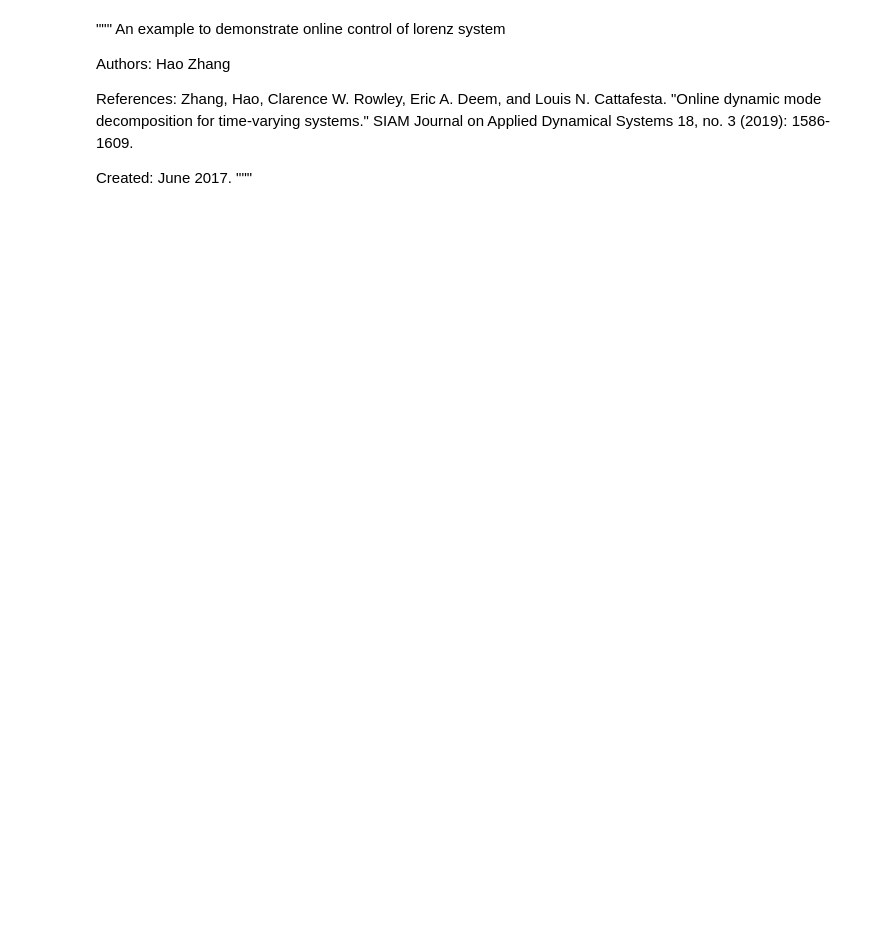
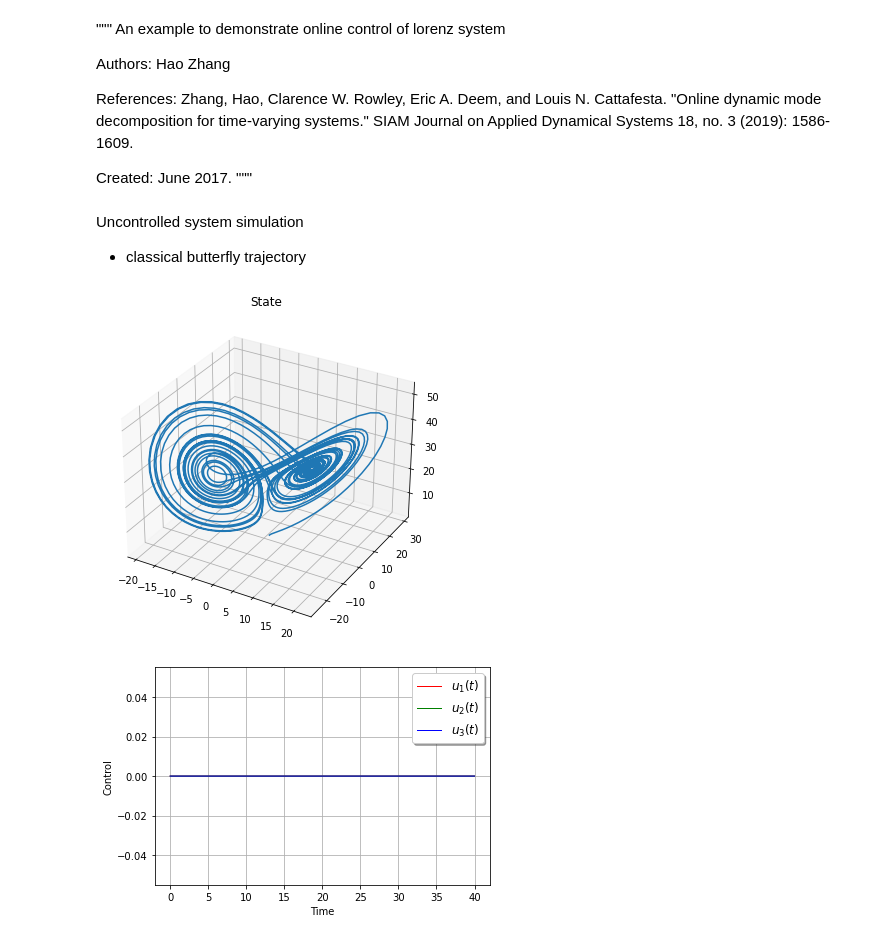
Before and after one commit to haozhg/oml, a Jupyter notebook: demo/demo_lorenz.ipynb, the cells around one changed output. Drawn from its saved outputs; the diff is of its cells as text; code cells hidden in the pictures; blank space fills up the shorter version.

```diff
--- a/demo/demo_lorenz.ipynb
+++ b/demo/demo_lorenz.ipynb
@@ -17,6 +17,9 @@ June 2017.
 !pip install -r requirements.txt
 # %%
 !pip list
+# %% [markdown]
+Uncontrolled system simulation
+-  classical butterfly trajectory
 # %%
 """
 An example to demonstrate online control of lorenz system
@@ -33,30 +36,34 @@ Created:
 June 2017.
 """
 
-
+import random
 import matplotlib.pyplot as plt
 import numpy as np
 from osysid import OnlineLinearModel
 from control import lqr, StateSpace, ctrb
 
+random.seed(20210220)
+np.random.seed(20210220)
+
 # define dynamics
 # https://en.wikipedia.org/wiki/Lorenz_system
 # Lorenz
-n = 3
-k = 3
+n = 3 # state dimension
+k = 3 # input dimension
+# output = state (full state observation)
 sigma = 10
 beta = 8.0 / 3.0
 rho = 28
 def dyn(x, u):
     assert x.shape == (n,)
     assert u.shape == (k,)
-    f = np.zeros(n)
+    f = np.zeros(n) # dx/dt = f(x, u)
     f[0] = sigma * (x[1] - x[0]) + u[0]
     f[1] = x[0] * (rho - x[2]) - x[1] + u[1]
     f[2] = x[0] * x[1] - beta * x[2] + u[2]
     return f
 
-# fixed point
+# fixed point (unstable)
 phi = np.sqrt(beta * (rho - 1))
 xf1 = np.array([phi, phi, rho - 1])
 xf2 = np.array([-phi, -phi, rho - 1])
@@ -69,7 +76,7 @@ T, kc = int(tmax / dt), int(tc / dt)
 tspan = np.linspace(0, tmax, T + 1)
 
 # online linear system identification setup
-alpha = 0.01 ** (2.0 / kc)
+alpha = 0.01 ** (1.0 / kc) # 99% decay after kc samples
 olm = OnlineLinearModel(n, k, None, alpha)
 
 # store data mtrices
@@ -79,38 +86,43 @@ u = np.zeros([k, T])
 # initial condition, state and control
 x0 = np.array([1, 1, 1])
 u0 = np.array([0, 0, 0])
+
+# initial condition
 x[:, 0] = x0
 u[:, 0] = u0
 
-# uncontrolled system
+# uncontrolled system simulation
 for t in range(1, T):
     # forward the system for one step
     x[:, t] = x[:, t - 1] + dt * dyn(x[:, t - 1], u[:, t - 1])
     u[:, t] = 0
 
 
 def plot_state(x):
     fig = plt.figure(figsize=(6, 6))
     ax = fig.gca(projection="3d")
     ax.plot(x[0, :], x[1, :], x[2, :])
     plt.title("State")
     plt.draw()
     # plt.grid()
     plt.show()
 
 
 def plot_control(u):
     plt.figure(figsize=(6, 4))
     plt.plot(tspan[1:], u[0, :], "r-", linewidth=1.0, label="$u_1(t)$")
     plt.plot(tspan[1:], u[1, :], "g-", linewidth=1.0, label="$u_2(t)$")
     plt.plot(tspan[1:], u[2, :], "b-", linewidth=1.0, label="$u_3(t)$")
     plt.legend(loc="best", fontsize=12, shadow=True)
     plt.xlabel("Time")
     plt.ylabel("Control")
     plt.grid()
     plt.show()
 
 
 # plot state and control
 plot_state(x)
 plot_control(u)
+# %% [output]
+[figure, added]
+[figure, added]
```
Also changed, not shown: parts of 2 cells of this notebook, 4 other files.
